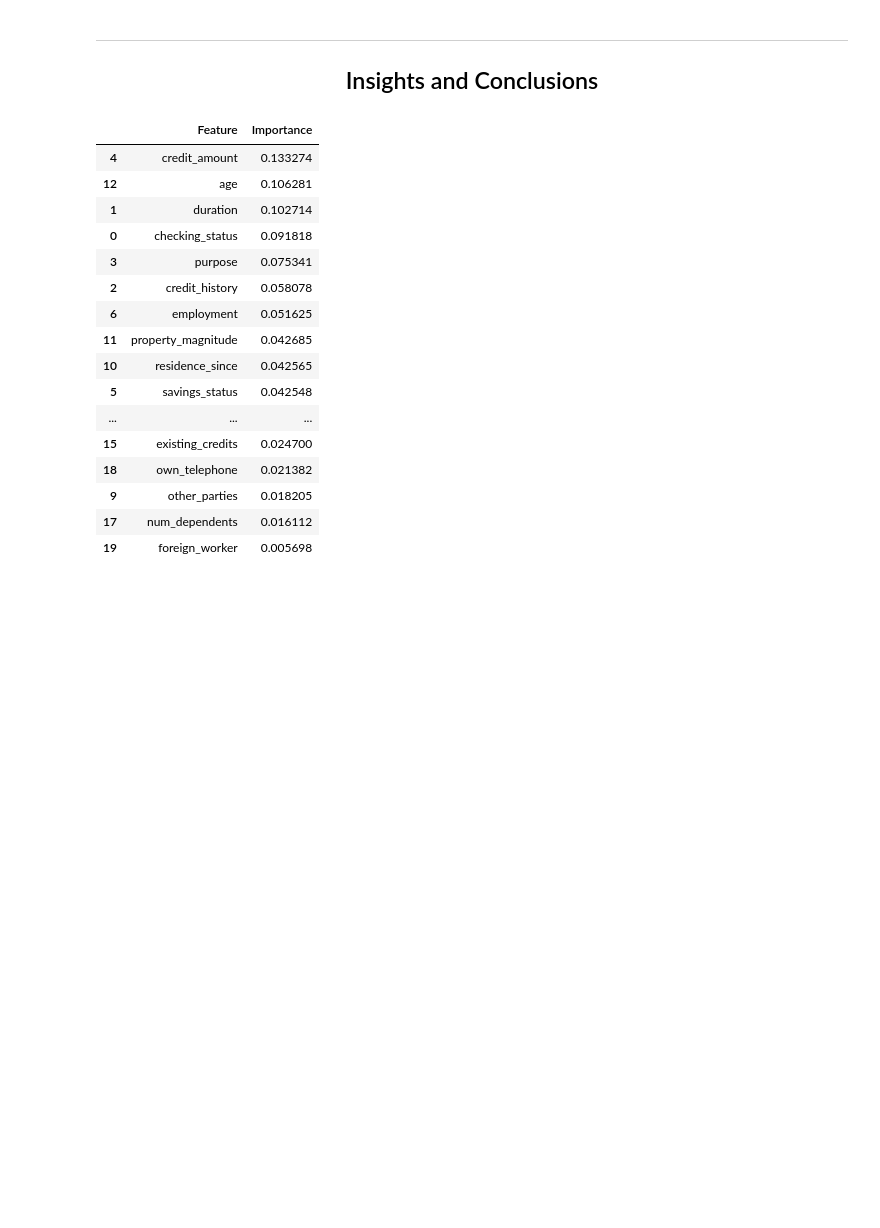
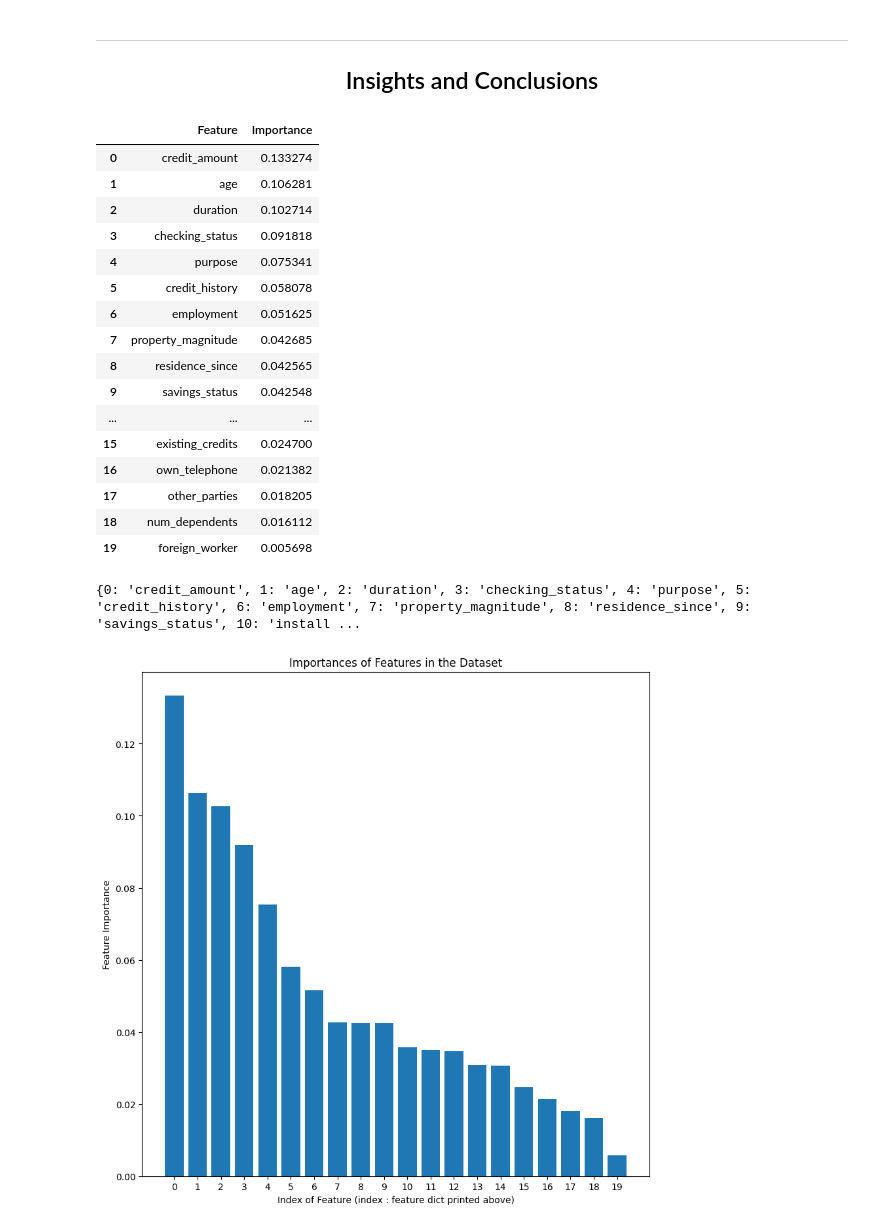
Before and after one commit to kmodo1/kmodo1.github.io, a Jupyter notebook: final-project.ipynb, the cells around one changed output. Drawn from its saved outputs; the diff is of its cells as text; code cells hidden in the pictures; blank space fills up the shorter version.

```diff
--- a/final-project.ipynb
+++ b/final-project.ipynb
@@ -700,28 +735,39 @@ From the above results, we can see that at the current stage, the best model is
 # %% [markdown]
 <hr></hr>
 <h2 style="text-align: center;">Insights and Conclusions</h2>
-# %%
-feature_importances_df = pd.DataFrame()
-feature_importances_df["Feature"] = rfc.feature_names_in_
-feature_importances_df["Importance"] = rfc.feature_importances_
-feature_importances_df.sort_values(by="Importance", inplace=True, ascending=False)
-feature_importances_df
-# %% [output]
-|  | Feature | Importance |
-| 4 | credit_amount | 0.133274 |
-| 12 | age | 0.106281 |
-| 1 | duration | 0.102714 |
-| 0 | checking_status | 0.091818 |
-| 3 | purpose | 0.075341 |
-| 2 | credit_history | 0.058078 |
-| 6 | employment | 0.051625 |
-| 11 | property_magnitude | 0.042685 |
-| 10 | residence_since | 0.042565 |
-| 5 | savings_status | 0.042548 |
-| ... | ... | ... |
-| 15 | existing_credits | 0.024700 |
-| 18 | own_telephone | 0.021382 |
-| 9 | other_parties | 0.018205 |
-| 17 | num_dependents | 0.016112 |
-| 19 | foreign_worker | 0.005698 |
+# %%
+feature_importances_df = pd.DataFrame()
+feature_importances_df["Feature"] = rfc.feature_names_in_
+feature_importances_df["Importance"] = rfc.feature_importances_
+feature_importances_df.sort_values(by="Importance", inplace=True, ascending=False)
+feature_importances_df.index = range(20)
+plt.figure(figsize=(10, 10))
+plt.xticks(range(20))
+plt.xlabel("Index of Feature (index : feature dict printed above)")
+plt.ylabel("Feature Importance")
+plt.title("Importances of Features in the Dataset")
+plt.bar(feature_importances_df.index, feature_importances_df["Importance"])
+plt.plot()
+display(feature_importances_df.head(20))
+print(dict({i: feature_importances_df.loc[i]["Feature"] for i in range(20)}))
+# %% [output]
+|  | Feature | Importance |
+| 0 | credit_amount | 0.133274 |
+| 1 | age | 0.106281 |
+| 2 | duration | 0.102714 |
+| 3 | checking_status | 0.091818 |
+| 4 | purpose | 0.075341 |
+| 5 | credit_history | 0.058078 |
+| 6 | employment | 0.051625 |
+| 7 | property_magnitude | 0.042685 |
+| 8 | residence_since | 0.042565 |
+| 9 | savings_status | 0.042548 |
+| ... | ... | ... |
+| 15 | existing_credits | 0.024700 |
+| 16 | own_telephone | 0.021382 |
+| 17 | other_parties | 0.018205 |
+| 18 | num_dependents | 0.016112 |
+| 19 | foreign_worker | 0.005698 |
+{0: 'credit_amount', 1: 'age', 2: 'duration', 3: 'checking_status', 4: 'purpose', 5: 'credit_history', 6: 'employment', 7: 'property_magnitude', 8: 'residence_since', 9: 'savings_status', 10: 'install ...
+[figure, added]
 # %% [markdown]
```
Also changed, not shown: parts of 23 cells of this notebook, 2 other files.
